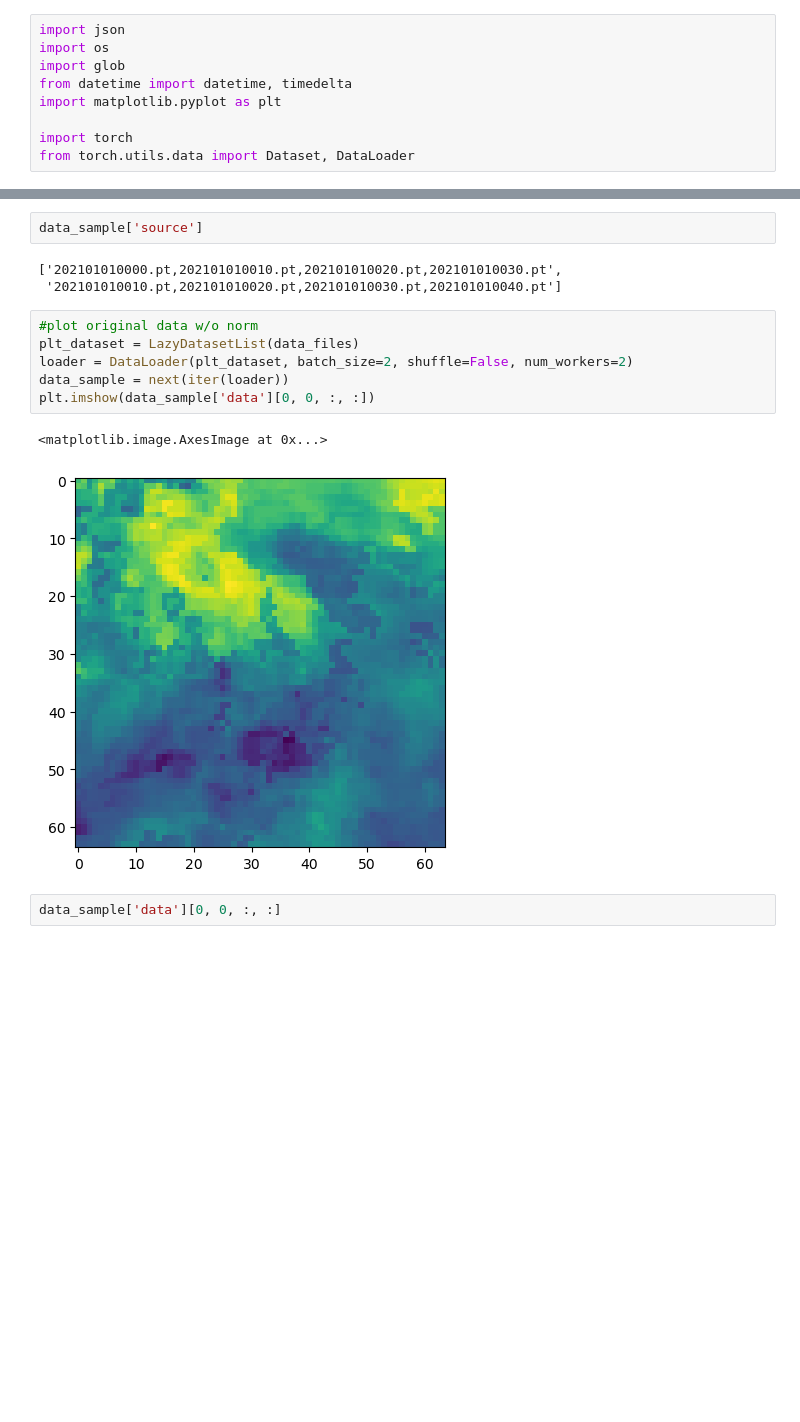
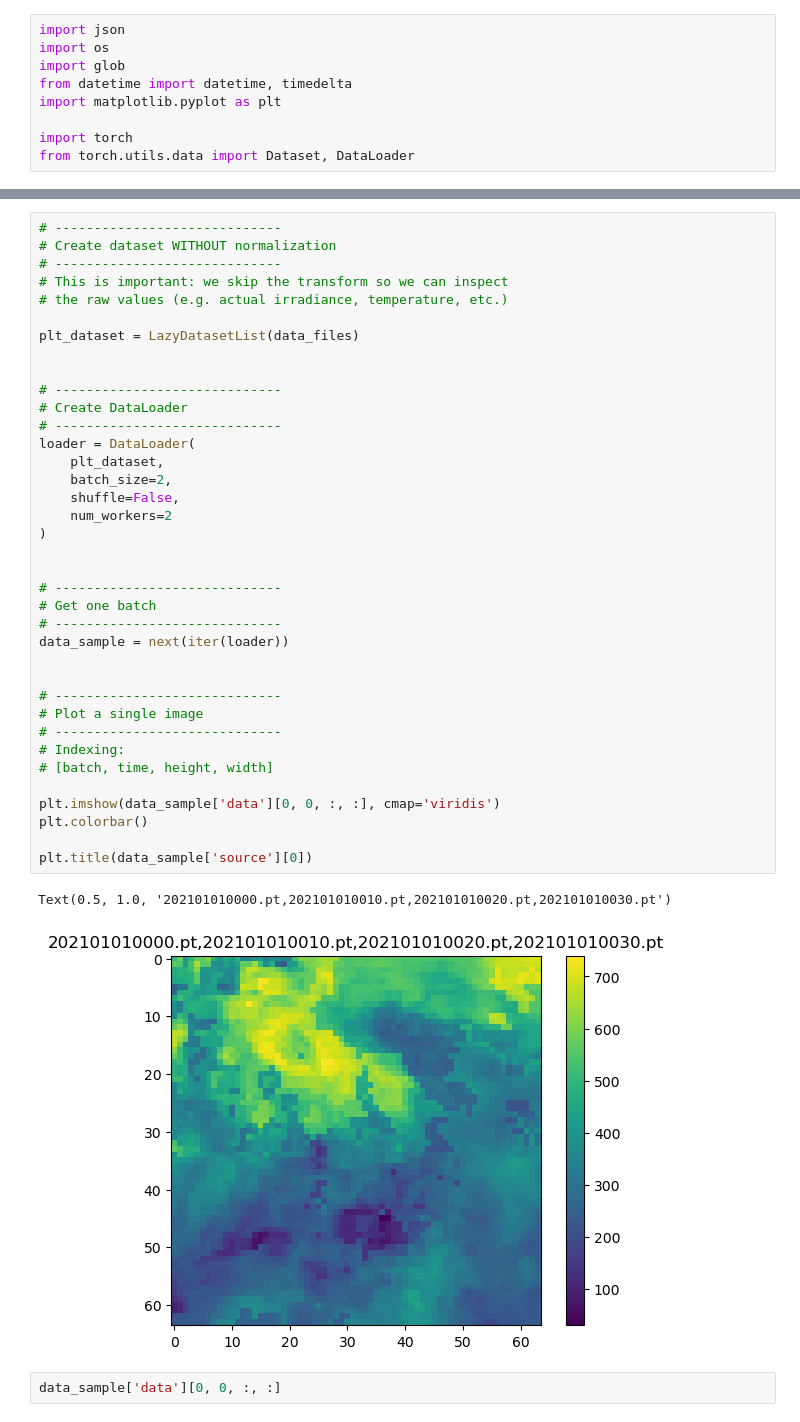
Before and after one commit to cdoedens/solar-nowcast, a Jupyter notebook: mengmeng-Diffusion/03_diffusion.ipynb, the cells around one changed output, grey strips where cells are left out. Saved outputs shown, nothing was run; the diff lists cells and outputs as text; blank space fills up the shorter version.

```diff
--- a/mengmeng-Diffusion/03_diffusion.ipynb
+++ b/mengmeng-Diffusion/03_diffusion.ipynb
@@ -90,17 +263,43 @@ len(data_sample['source'])
-# %%
-data_sample['source']
-# %% [output]
-['202101010000.pt,202101010010.pt,202101010020.pt,202101010030.pt',
- '202101010010.pt,202101010020.pt,202101010030.pt,202101010040.pt']
 # %%
-#plot original data w/o norm
+# -----------------------------
+# Create dataset WITHOUT normalization
+# -----------------------------
+# This is important: we skip the transform so we can inspect
+# the raw values (e.g. actual irradiance, temperature, etc.)
+
 plt_dataset = LazyDatasetList(data_files)
-loader = DataLoader(plt_dataset, batch_size=2, shuffle=False, num_workers=2)
+
+
+# -----------------------------
+# Create DataLoader
+# -----------------------------
+loader = DataLoader(
+    plt_dataset,
+    batch_size=2,
+    shuffle=False,
+    num_workers=2
+)
+
+
+# -----------------------------
+# Get one batch
+# -----------------------------
 data_sample = next(iter(loader))
-plt.imshow(data_sample['data'][0, 0, :, :])
+
+
+# -----------------------------
+# Plot a single image
+# -----------------------------
+# Indexing:
+# [batch, time, height, width]
+
+plt.imshow(data_sample['data'][0, 0, :, :], cmap='viridis')
+plt.colorbar()
+
+plt.title(data_sample['source'][0])
 # %% [output]
-<matplotlib.image.AxesImage at 0x...>
+Text(0.5, 1.0, '202101010000.pt,202101010010.pt,202101010020.pt,202101010030.pt')
-[figure, old version]
+[figure, new version]
 # %%
 data_sample['data'][0, 0, :, :]
 # %% [output]
```
Also changed, not shown: parts of 10 cells of this notebook.
